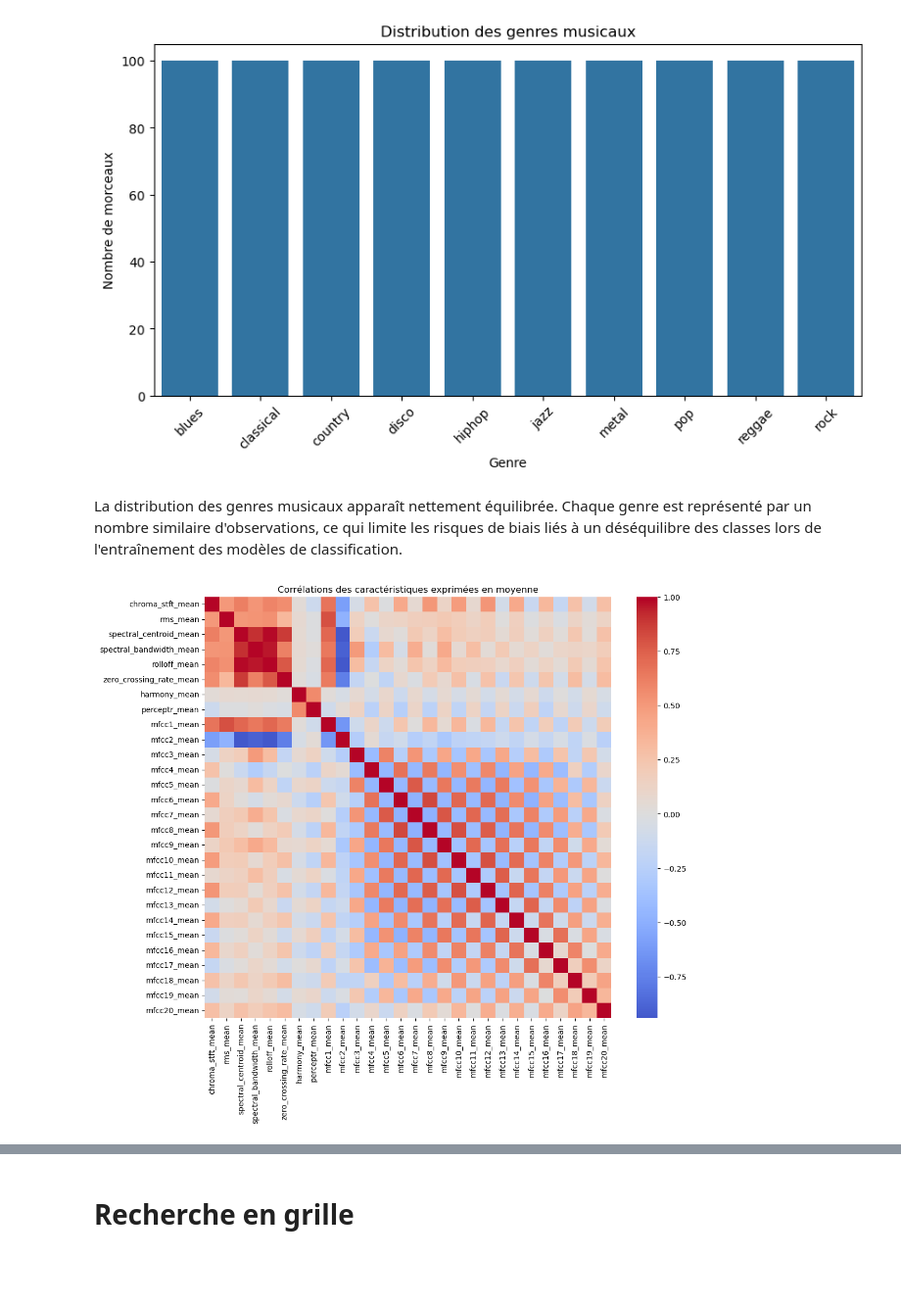
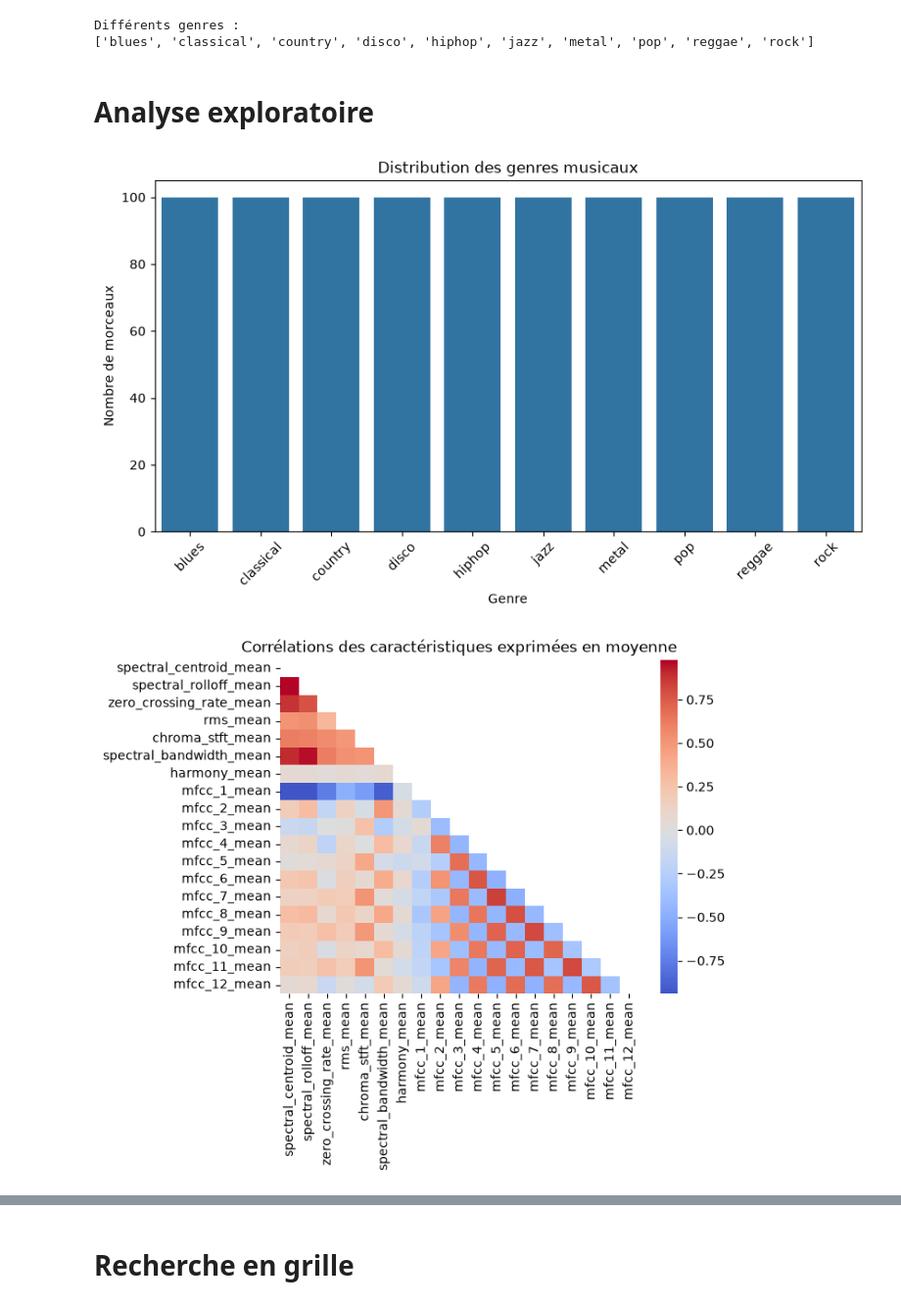
Before and after one commit to bancofenelon/machine_learning_for_musics-, a Jupyter notebook: GTZAN.ipynb, the cells around one changed output, grey strips where cells are left out. Shown at 98% size. Cells and saved outputs as stored; diff of their text form; code cells hidden in the pictures; blank space fills up the shorter version.

```diff
--- a/GTZAN.ipynb
+++ b/GTZAN.ipynb
@@ -6,4 +7,4 @@ import numpy as np
 # %%
-df = pd.read_csv("features_30_sec.csv")
+df = pd.read_csv("my_gtzan_features.csv")
 df.head()
 # %% [output]
@@ -37,3 +38,4 @@ memory usage: 468.9+ KB
 # %%
+df=df.drop(["lenght_std","lenght_mean"],axis =1)
 df.describe()
 # %% [output]
@@ -50,28 +52,30 @@ df.describe()
+# %%
+print('Différents genres :')
+print(list(df["genre"].unique()))
+# %% [output]
+Différents genres :
+['blues', 'classical', 'country', 'disco', 'hiphop', 'jazz', 'metal', 'pop', 'reggae', 'rock']
+# %% [markdown]
+#                                 Analyse exploratoire
 # %%
 #distribution du genre
 plt.figure(figsize=(10,5))
-sns.countplot(x="label",data=df,order=df["label"].value_counts().index)
+sns.countplot(x="genre",data=df,order=df["genre"].value_counts().index)
 plt.title("Distribution des genres musicaux")
 plt.xlabel("Genre")
 plt.ylabel("Nombre de morceaux")
 plt.xticks(rotation=45)
 plt.show()
 # %% [output]
-[figure, old version]
+[figure, new version]
-# %% [markdown]
-La distribution des genres musicaux apparaît nettement  équilibrée.
-Chaque genre est représenté par un nombre similaire d'observations,
-ce qui limite les risques de biais liés à un déséquilibre des classes
-lors de l'entraînement des modèles de classification.
 # %%
 # corrélation des descripteurs
 mean_cols = [col for col in df.columns if "_mean" in col]
 corr_mean = df[mean_cols].corr()
-#corr_mean[corr_mean>0.85 ]
-plt.figure(figsize=(12,10))
-sns.heatmap(corr_mean, cmap="coolwarm", center=0)
 plt.title("Corrélations des caractéristiques exprimées en moyenne")
+mask_vis = np.triu(np.ones_like(corr_mean, dtype=bool))
+sns.heatmap(corr_mean, mask=mask_vis, cmap="coolwarm", center=0)
 plt.show()
 # %% [output]
-[figure, old version]
+[figure, new version]
 # %%
```
Also changed, not shown: parts of 63 cells of this notebook, 24 other files.
